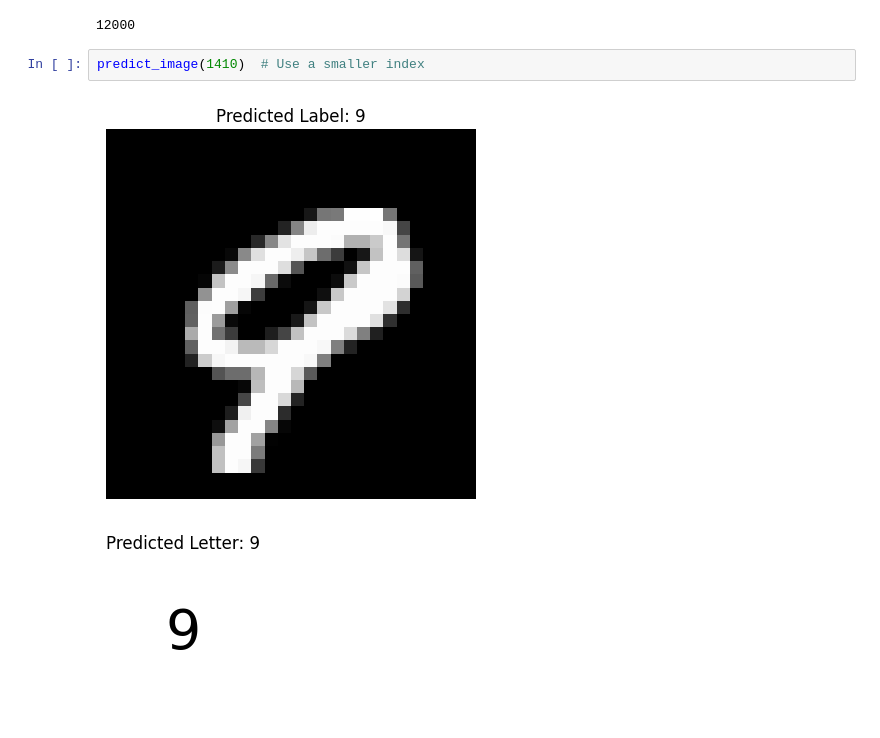
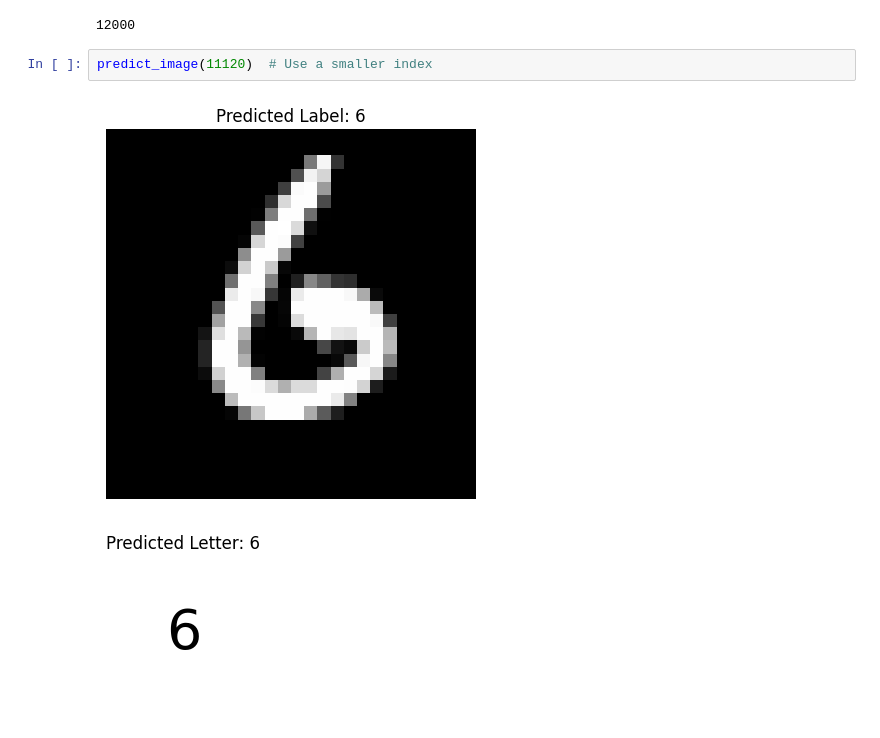
Before and after one commit to Imran-co/Imran, a Jupyter notebook: project_sequential_svm.ipynb, the cells around one changed output. Cells and saved outputs as stored; diff of their text form.

```diff
--- a/project_sequential_svm.ipynb
+++ b/project_sequential_svm.ipynb
@@ -413,7 +413,7 @@ print(len(x_test))  # Ensure it's greater than 9000
 # %% [output]
 12000
 # %%
-predict_image(1410)  # Use a smaller index
+predict_image(11120)  # Use a smaller index
 # %% [output]
-[figure, old version]
+[figure, new version]
-[figure, old version]
+[figure, new version]
```
